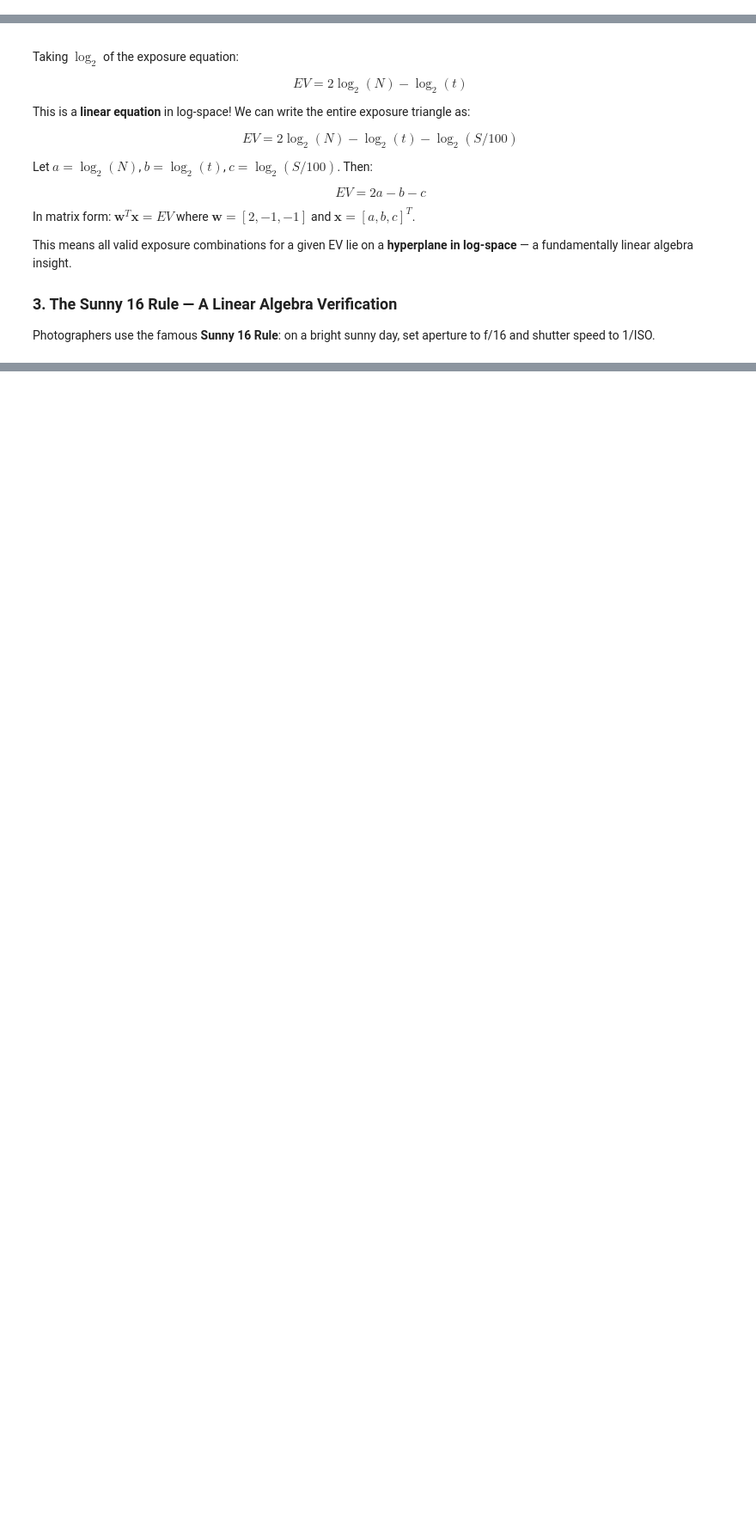
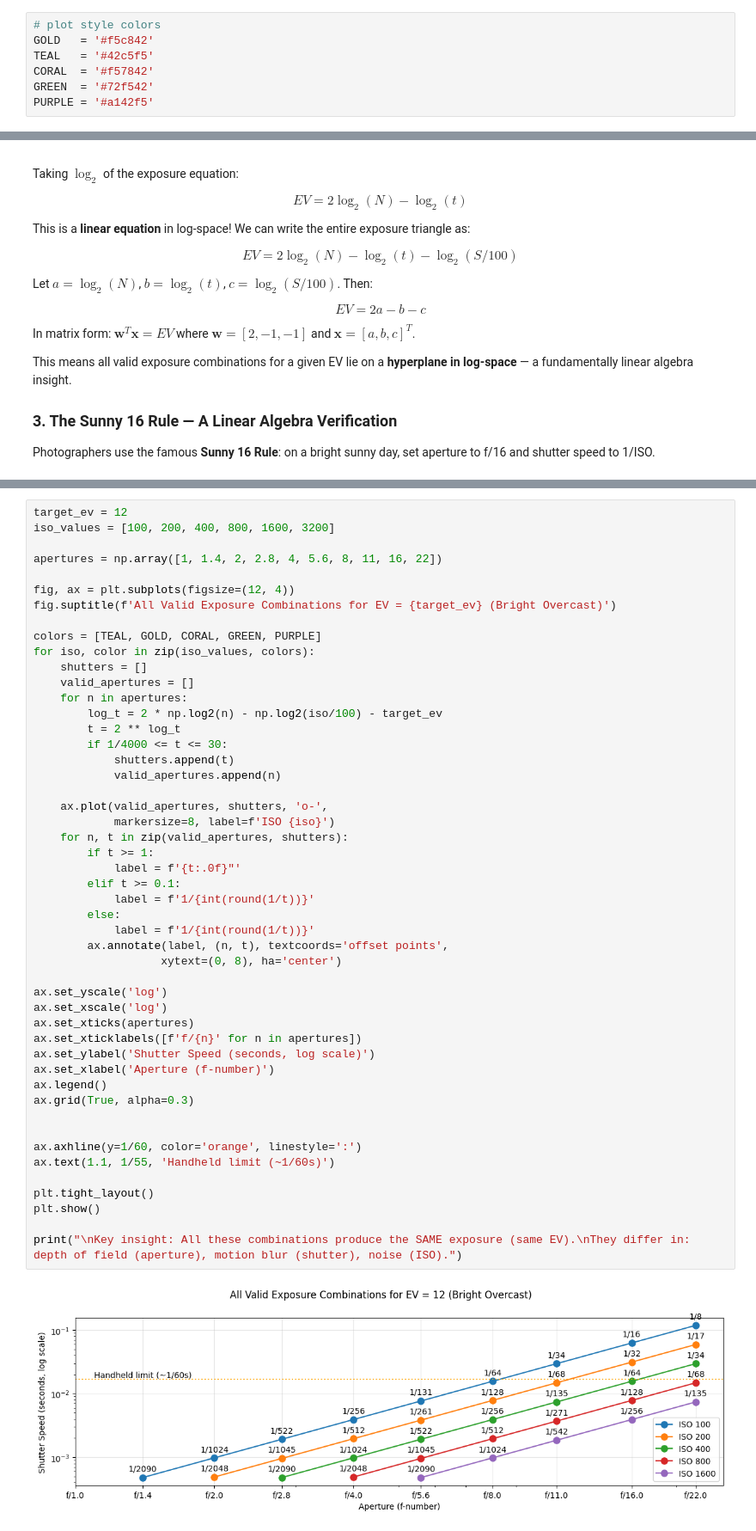
Before and after one commit to sdplamen/Decoding-F-Stop_Mathematical-concepts-in-Photography, a Jupyter notebook: Decoding_the_F_Stop.ipynb, the cells around one changed output, grey strips where cells are left out. Shown at 86% size. Cells and saved outputs as stored; diff of their text form; blank space fills up the shorter version.

```diff
--- a/Decoding_the_F_Stop.ipynb
+++ b/Decoding_the_F_Stop.ipynb
@@ -59,6 +59,13 @@ Which rounds to: **1.0, 1.4, 2.0, 2.8, 4.0, 5.6, 8.0, 11, 16, 22...**
 # %%
 import numpy as np
 import matplotlib.pyplot as plt
+# %%
+# plot style colors
+GOLD   = '#f5c842'
+TEAL   = '#42c5f5'
+CORAL  = '#f57842'
+GREEN  = '#72f542'
+PURPLE = '#a142f5'
 # %%
 def generate_fstop_sequence(n_stops=12, start=1.0):
     return [start * (np.sqrt(2) ** i) for i in range(n_stops)]
@@ -211,0 +254,51 @@ Now is to verify this rule mathematically using our EV equation.
+# %%
+target_ev = 12
+iso_values = [100, 200, 400, 800, 1600, 3200]
+
+apertures = np.array([1, 1.4, 2, 2.8, 4, 5.6, 8, 11, 16, 22])
+
+fig, ax = plt.subplots(figsize=(12, 4))
+fig.suptitle(f'All Valid Exposure Combinations for EV = {target_ev} (Bright Overcast)')
+
+colors = [TEAL, GOLD, CORAL, GREEN, PURPLE]
+for iso, color in zip(iso_values, colors):
+    shutters = []
+    valid_apertures = []
+    for n in apertures:
+        log_t = 2 * np.log2(n) - np.log2(iso/100) - target_ev
+        t = 2 ** log_t
+        if 1/4000 <= t <= 30:
+            shutters.append(t)
+            valid_apertures.append(n)
+
+    ax.plot(valid_apertures, shutters, 'o-',
+            markersize=8, label=f'ISO {iso}')
+    for n, t in zip(valid_apertures, shutters):
+        if t >= 1:
+            label = f'{t:.0f}"'
+        elif t >= 0.1:
+            label = f'1/{int(round(1/t))}'
+        else:
+            label = f'1/{int(round(1/t))}'
+        ax.annotate(label, (n, t), textcoords='offset points',
+                   xytext=(0, 8), ha='center')
+
+ax.set_yscale('log')
+ax.set_xscale('log')
+ax.set_xticks(apertures)
+ax.set_xticklabels([f'f/{n}' for n in apertures])
+ax.set_ylabel('Shutter Speed (seconds, log scale)')
+ax.set_xlabel('Aperture (f-number)')
+ax.legend()
+ax.grid(True, alpha=0.3)
+
+
+ax.axhline(y=1/60, color='orange', linestyle=':')
+ax.text(1.1, 1/55, 'Handheld limit (~1/60s)')
+
+plt.tight_layout()
+plt.show()
+
+print("\nKey insight: All these combinations produce the SAME exposure (same EV).\nThey differ in: depth of field (aperture), motion blur (shutter), noise (ISO).")
+# %% [output]
+[figure, added]
```
Also changed, not shown: parts of 8 cells of this notebook.
